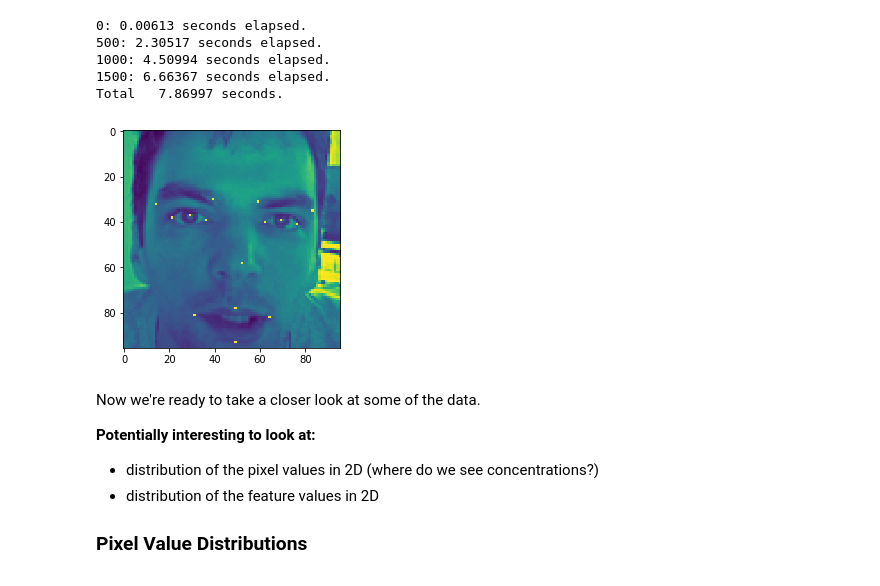
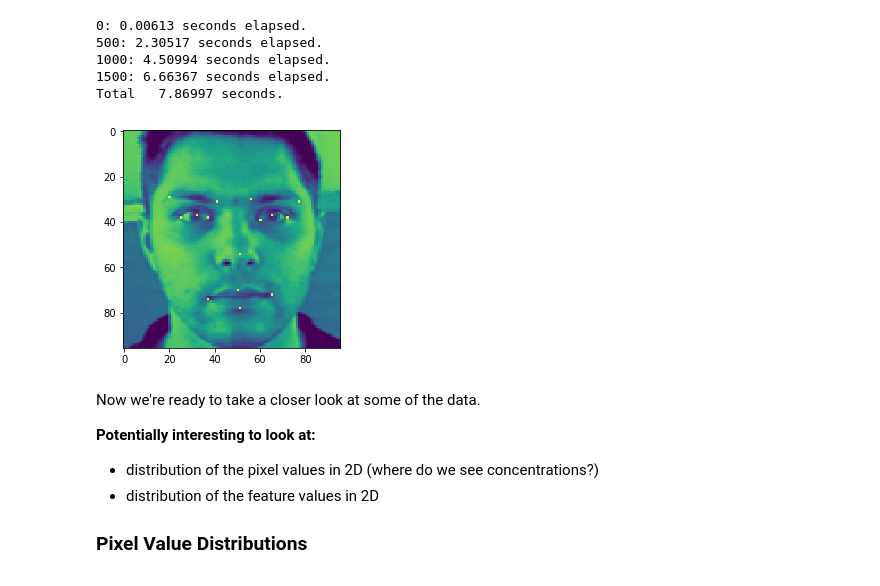
Before and after one commit to tucker-anderson/Facial-Keynotes, a Jupyter notebook: Facial_Keypoints_Notebook_baseline.ipynb, the cells around one changed output. Drawn from its saved outputs; the diff is of its cells as text; code cells hidden in the pictures.

```diff
--- a/Facial_Keypoints_Notebook_baseline.ipynb
+++ b/Facial_Keypoints_Notebook_baseline.ipynb
@@ -279,14 +304,14 @@ Total   7.86997 seconds.
 # form of [x0, y0, x1, y1, ...] coordinates and overlays the label points on the image.
 def show_image_labels(img, labels):
     for i in range(0, len(labels), 2):
-        if ~np.isnan(labels[i+1]) and ~np.isnan(labels[i]):
+        if labels[i+1] >= 0 and labels[i+1] <=255 and labels[i] >= 0 and labels[i] <= 255:
             img[int(labels[i+1]),int(labels[i]),:] = 255
     plt.imshow(img[:,:,0], cmap='viridis')
 # %%
-n = 5
+n = 3
 show_image_labels(Xtrain[n], Ytrain[n])
 # %% [output]
-[figure, old version]
+[figure, new version]
 # %% [markdown]
 Now we're ready to take a closer look at some of the data.
 
```
Also changed, not shown: parts of 7 cells of this notebook.
